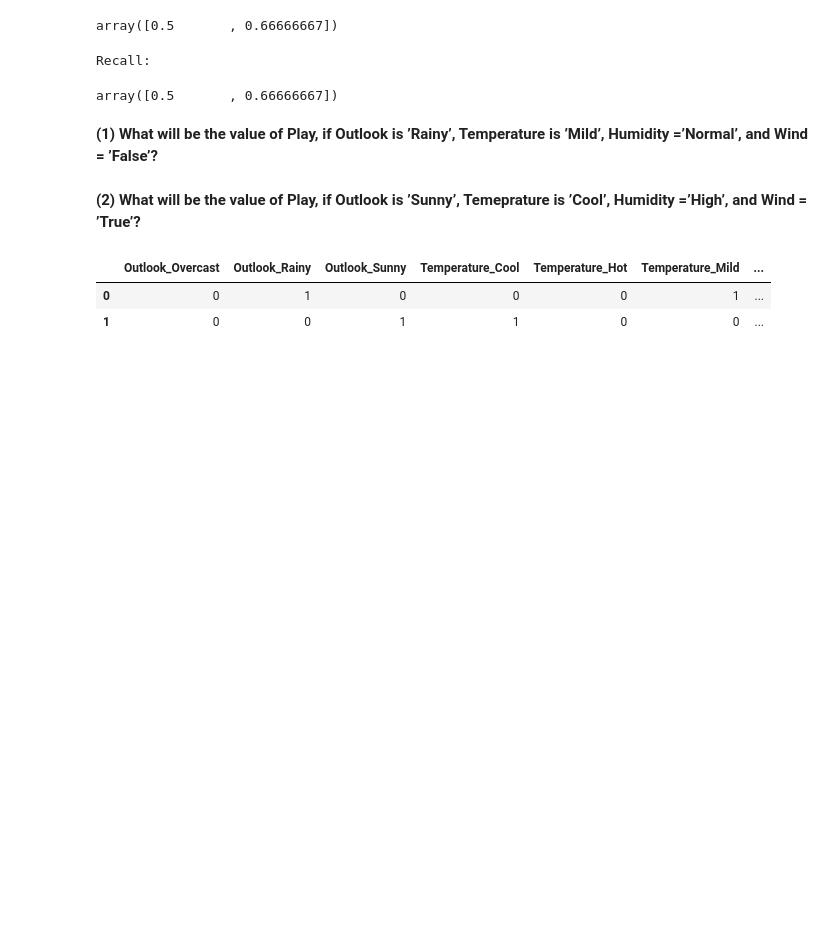
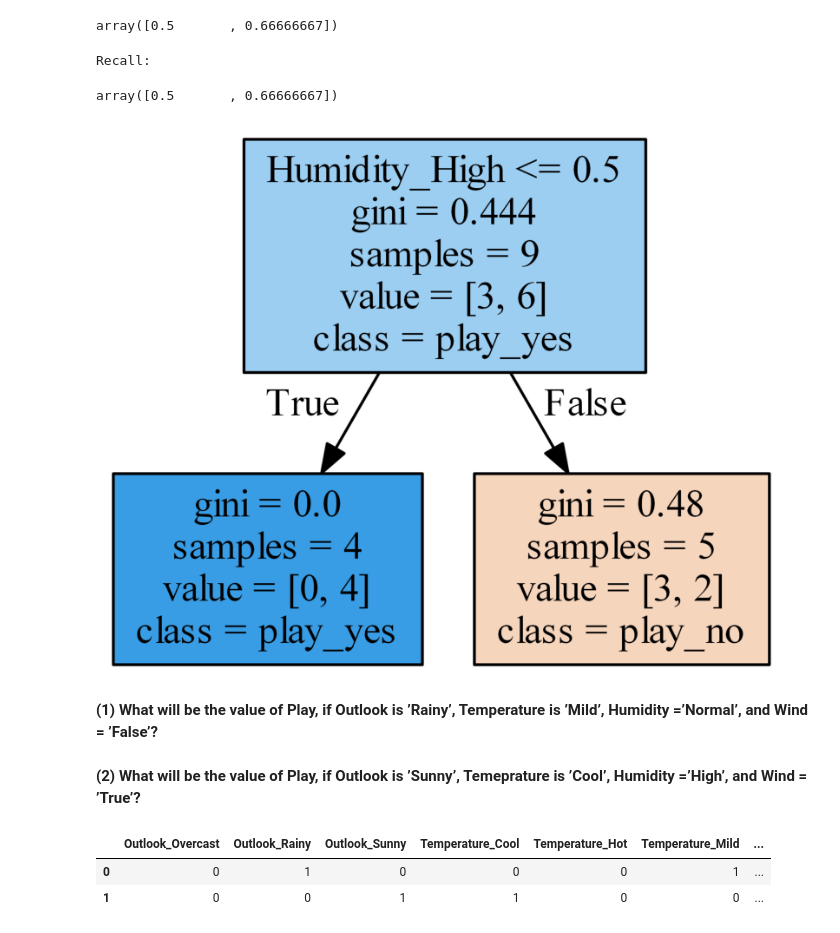
Before and after one commit to yash-a-18/002_YashAmethiya, a Jupyter notebook: Lab-4/Task-1.ipynb, the cells around one changed output. Cells and saved outputs as stored; diff of their text form; code cells hidden in the pictures; blank space fills up the shorter version.

```diff
--- a/Lab-4/Task-1.ipynb
+++ b/Lab-4/Task-1.ipynb
@@ -170,6 +170,29 @@ recall
 # %% [output]
 Recall:
 array([0.5       , 0.66666667])
+# %%
+from sklearn.tree import export_graphviz
+
+features = dataset.columns.tolist()
+features.remove("Play")
+
+export_graphviz(DT,out_file='onehot_tree_entropy.dot',
+               feature_names=features,
+               class_names=['play_no','play_yes'],
+               filled=True)
+
+# Convert to png
+from subprocess import call
+call(['dot', '-Tpng', 'onehot_tree_entropy.dot', '-o', 'onehot_tree_entropy.png', '-Gdpi=600'], shell=True)
+
+# Display in python
+import matplotlib.pyplot as plt
+plt.figure(figsize = (14, 18))
+plt.imshow(plt.imread('onehot_tree_entropy.png'))
+plt.axis('off')
+plt.show()
+# %% [output]
+[figure, added]
 # %% [markdown]
 **(1) What will be the value of Play, if Outlook is ’Rainy’, Temperature is ’Mild’, Humidity =’Normal’, and Wind = ’False’?**
 # %%
```
Also changed, not shown: parts of 1 cell of this notebook, 5 other files.
